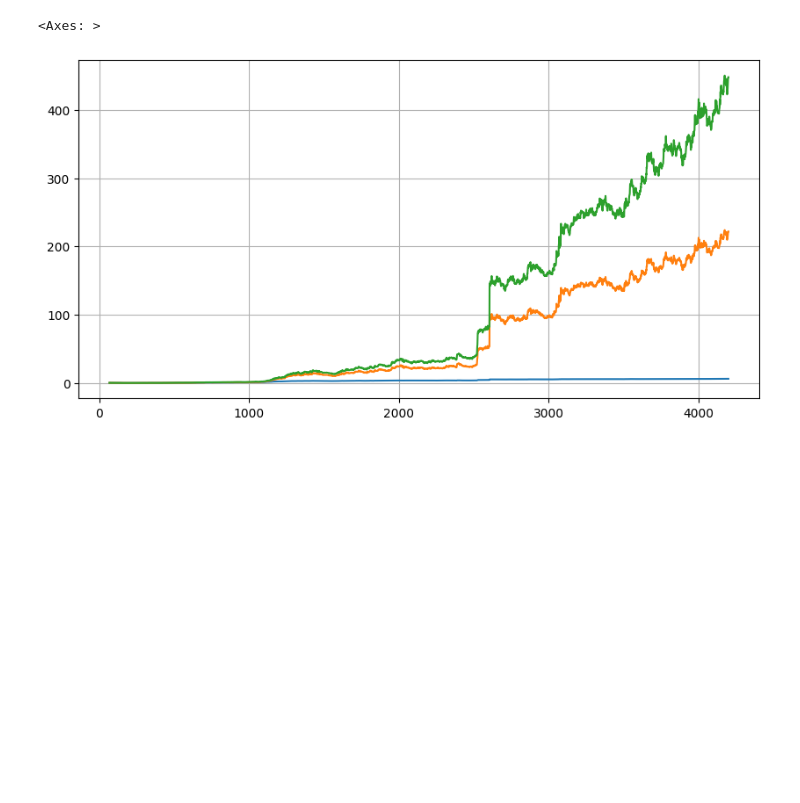
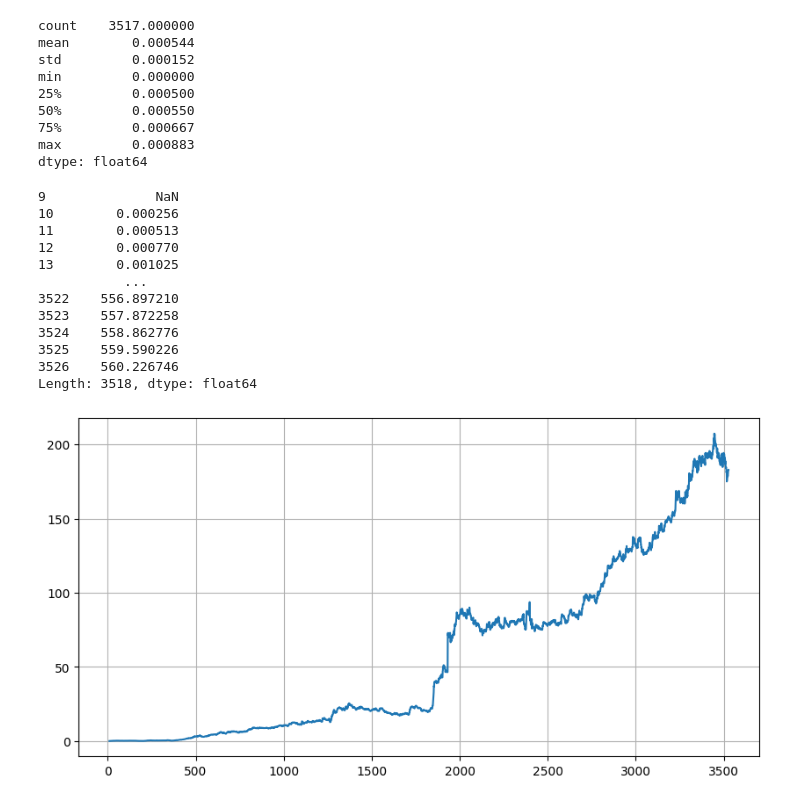
Before and after one commit to pennymax/gplearn, a Jupyter notebook: mytest_fitness.ipynb, the cells around one changed output. Drawn from its saved outputs; the diff is of its cells as text; code cells hidden in the pictures; blank space fills up the shorter version.

```diff
--- a/mytest_fitness.ipynb
+++ b/mytest_fitness.ipynb
@@ -12,7 +12,7 @@ from gplearn.extra_fitness import *
 import matplotlib.pyplot as plt
 # %%
 df = pd.read_parquet('/home/pennymax/proj/MFM/CrossSection/v1_basic/results/basic_2023-11-22_22:15:18/fct_man_ta_proc.parquet')
-df = df.query('time > "2020-01-01 00:00:00+00:00"')
+df = df.query('time > "2020-09-01 00:00:00+00:00"')
 df
 # %% [output]
 |  |  | AR_26 | BCKRET1_ALMA_10_6.0_0.85 | BCKRET1_ANGLEd_1 | BCKRET1_APO_12_26 | BCKRET1_BIAS_SMA_26 | ... |
@@ -47,0 +48,3 @@ Length: 4200, dtype: datetime64[ns, UTC]
+# %%
+df = df.sort_index()
+df[['fwdret1']].groupby('time').fwdret1.count().to_frame().query('time < "2021-01-01 00:00:00+00:00"').plot(grid=True)
@@ -160,12 +166,30 @@ exp = 'ts_mean_20(inv(inv(TZS60_spot_Close)))'
 exp = 'min(NETBUYQUO1_FWMA_10, ts_min_10(TZS60_SPOT_HLC3))'
 exp = 'neg(add(premIdx_close, max(TZS60_VOLUME_PPO_12_26_9, PREMCLOSE_MACDs_12_26_9)))'
 exp = 'sub(min(ts_mean_10(bckret1), netbuyquo3), max(ts_min_3(QuoVol), premIdx_close))'
-exp = 'netbuyquo3'
-exp = 'sub(netbuyquo3, premIdx_close)'
+# exp = 'netbuyquo3'
+# exp = 'sub(netbuyquo3, premIdx_close)'
 # exp = 'sub(ts_min_10(TZS60_spot_Close), premIdx_close)'
+# exp = 'min(NETBUYQUO1_JMA_7_0, ts_min_10(SMI_5_20_5))'
+# exp = 'min(NETBUYQUO5_DEMA_10, ts_min_10(TZS60_SPOT_HL2))'
+# exp = 'max(min(netbuyquo3, bckret3), netbuyquo5)'
+# exp = 'add(sub(min(ts_mean_10(bckret1), netbuyquo3), max(ts_min_3(QuoVol), premIdx_close)), min(NETBUYQUO5_DEMA_10, ts_min_10(TZS60_SPOT_HL2)))'
+# exp = 'add(sub(min(ts_mean_10(bckret1), netbuyquo3), max(ts_min_3(QuoVol), premIdx_close)), max(min(netbuyquo3, bckret3), netbuyquo5)'
 # exp = 'min(ts_min_10(TZS60_SPOT_HLC3), J_9_3)'
 # exp = 'min(NETBUYQUO1_JMA_7_0, ts_min_10(SMI_5_20_5))'
-exp = 'min(NETBUYQUO5_DEMA_10, ts_min_10(TZS60_SPOT_HL2))'
+# exp = 'min(ts_min_3(ts_min_10(TZS60_SPOT_HLC3)), TZS60_MACDh_12_26_9)'
+# exp = 'min(ts_min_10(QQE_14_5_4.236_RSIMA), TZS60_BIAS_SMA_26)'
+# exp = "add(ts_max_3(TZS60_ALMA_10_6.0_0.85), netbuyquo3)"
+# exp = 'min(delta_5(ts_min_20(ts_mean_10(ts_correlation_3(rank(TZS60_VOLUME_EMA_10), rank(SQZPRO_ON_NORMAL))))), SPOT_PGO_14)'
+# exp = 'add(SPOT_COPC_11_14_10, rank(add(NETBUYQUO1_TSIs_13_25_13, NETBUYQUO1_DEMA_10)))'
+# exp = 'ts_min_3(delta_5(ts_min_20(ts_mean_10(ts_correlation_3(rank(TZS60_VOLUME_EMA_10), rank(SQZPRO_ON_NORMAL))))))'
+# exp = 'ts_min_20(min(TZS60_HWMA_0.2_0.1_0.1, NETBUYQUO3_SMIs_5_20_5))'
+# exp = 'add(ts_min_5(UO_7_14_28), NETBUYQUO1_TSI_13_25_13)'
+# exp = 'min(ts_mean_3(netbuyquo1), ts_min_5(TZS60_JMA_7_0))'
+# exp = 'min(SPOT_CCI_14_0.015, ts_min_10(TZS60_spot_Low))'
+# exp = 'min(ts_min_10(QQE_14_5_4.236_RSIMA), J_9_3)'
+# exp = 'min(ts_min_10(TZS60_SPOT_HL2), J_9_3)'
+exp = 'neg(SQZPRO_NO)'
+
 
 print(f'ori expression: {exp}')
 feature_names = df.columns.to_list()
@@ -203,12 +237,41 @@ rolling sharpe sharpe: 1.934687094349338
 # %%
 quantile = 35
 fee_rate = 0.001
 longshort_rets = quantile_longshort_returns(y, y_pred, np.ones(X.shape[0]), quantile, fee_rate)
-longshort_rets.cumsum().plot()
-longshort_rets.add(1).cumprod().sub(1).plot(figsize=(10, 5), grid=True)
+# longshort_rets.cumsum().plot()
+longshort_netval = longshort_rets.add(1).cumprod()
+longshort_netval.sub(1).plot(figsize=(10, 5), grid=True)
 
 longshort_rets_nofee = quantile_longshort_returns(y, y_pred, np.ones(X.shape[0]), quantile, 0)
-longshort_rets_nofee.add(1).cumprod().sub(1).plot(figsize=(10, 5), grid=True)
+longshort_netval_nofee = longshort_rets_nofee.add(1).cumprod()
+# longshort_netval_nofee.sub(1).plot(figsize=(10, 5), grid=True)
+
+grouped_returns, factor_quantiles = quantile_returns_and_groups(y, y_pred, quantile)
+longshort_fee = calc_longshort_fee(factor_quantiles, quantile, fee_rate)
+display(longshort_fee.describe())
+cumfee = longshort_netval_nofee.mul(longshort_fee).cumsum()
+display(cumfee)
+# longshort_netval_nofee.sub(1).sub(cumfee).plot(grid=True)
 # %% [output]
-<Axes: >
+count    3517.000000
+mean        0.000544
+std         0.000152
+min         0.000000
+25%         0.000500
+50%         0.000550
+75%         0.000667
+max         0.000883
+dtype: float64
+9              NaN
+10        0.000256
+11        0.000513
+12        0.000770
+13        0.001025
+           ...
+3522    556.897210
+3523    557.872258
+3524    558.862776
+3525    559.590226
+3526    560.226746
+Length: 3518, dtype: float64
-[figure, old version]
+[figure, new version]
```
Also changed, not shown: parts of 12 cells of this notebook, 2 other files.
